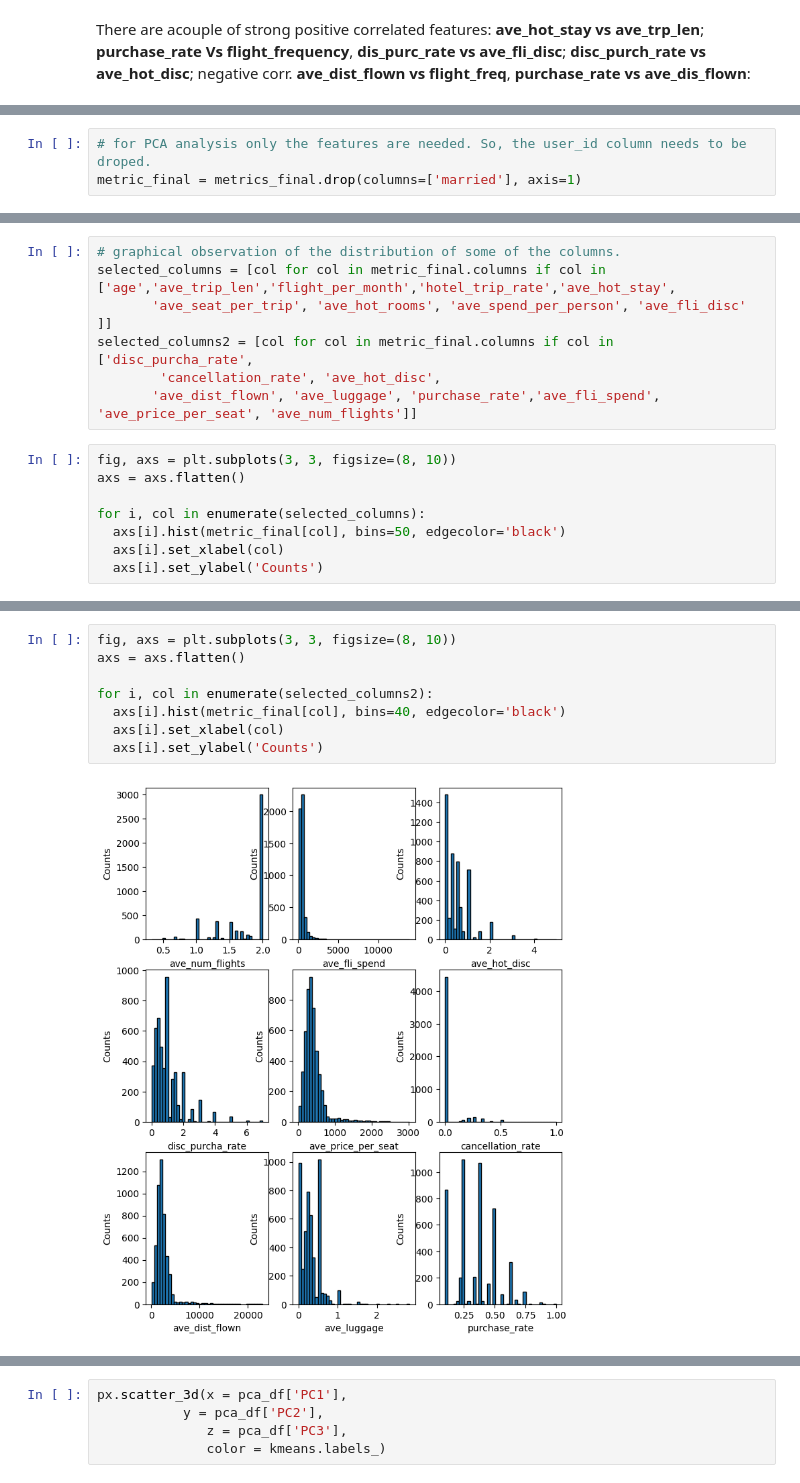
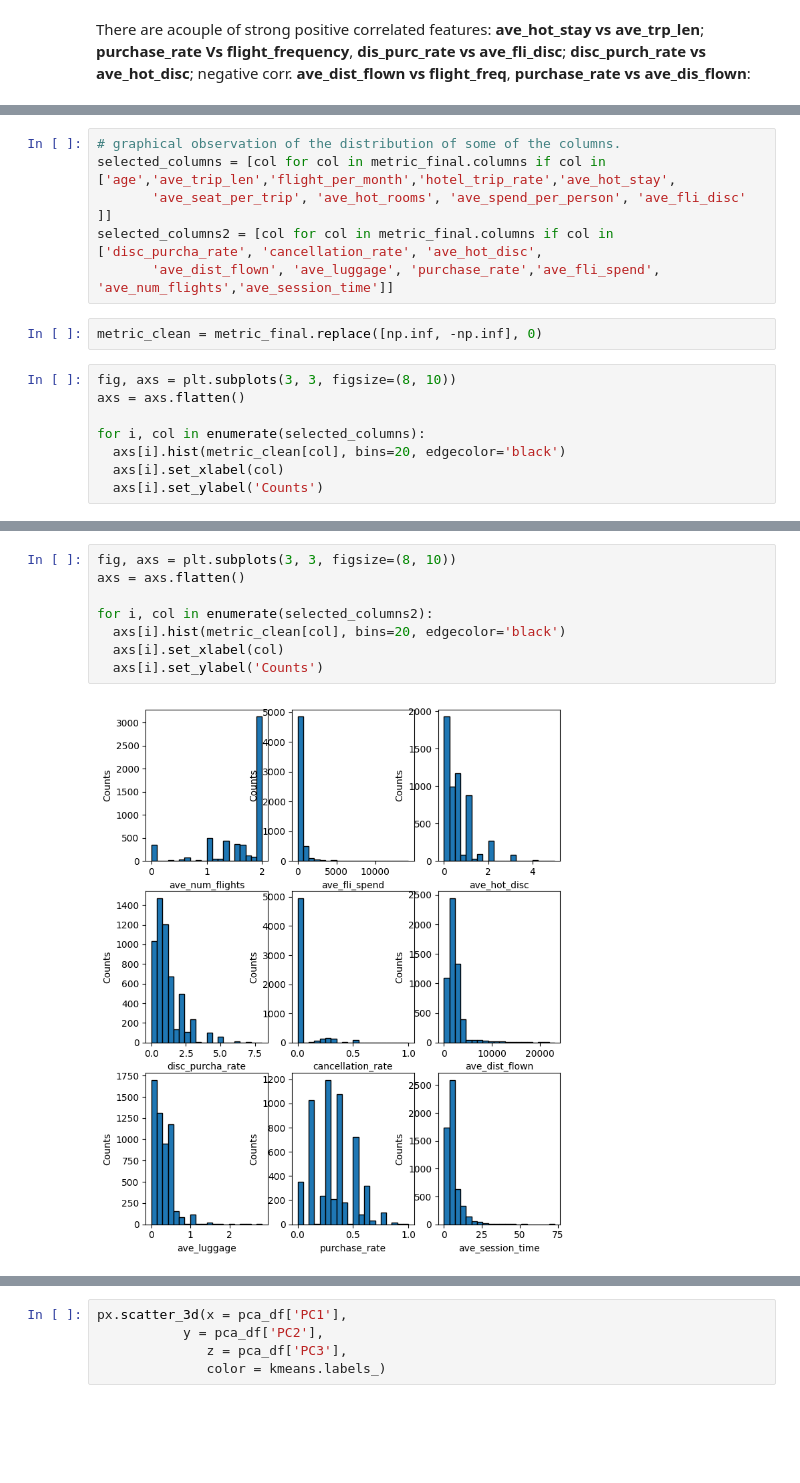
Before and after one commit to derewor/Travel-Tide-project, a Jupyter notebook: TravelTide_project_final.ipynb, the cells around one changed output, grey strips where cells are left out. Cells and saved outputs as stored; diff of their text form; blank space fills up the shorter version.

```diff
--- a/TravelTide_project_final.ipynb
+++ b/TravelTide_project_final.ipynb
@@ -494,6 +517,3 @@ metrics_final.loc[:,'children?'] = metrics_final.apply(marital_status, axis=1)
-# %%
-# for PCA analysis only the features are needed. So, the user_id column needs to be droped.
-metric_final = metrics_final.drop(columns=['married'], axis=1)
 # %%
 metric_final.head(5)
 # %% [output]
@@ -522,15 +528,16 @@ Index(['user_id', 'has_children', 'age', 'ave_trip_len', 'ave_num_flights',
 # graphical observation of the distribution of some of the columns.
 selected_columns = [col for col in metric_final.columns if col in ['age','ave_trip_len','flight_per_month','hotel_trip_rate','ave_hot_stay',
        'ave_seat_per_trip', 'ave_hot_rooms', 'ave_spend_per_person', 'ave_fli_disc' ]]
-selected_columns2 = [col for col in metric_final.columns if col in ['disc_purcha_rate',
-        'cancellation_rate', 'ave_hot_disc',
-       'ave_dist_flown', 'ave_luggage', 'purchase_rate','ave_fli_spend', 'ave_price_per_seat', 'ave_num_flights']]
+selected_columns2 = [col for col in metric_final.columns if col in ['disc_purcha_rate', 'cancellation_rate', 'ave_hot_disc',
+       'ave_dist_flown', 'ave_luggage', 'purchase_rate','ave_fli_spend', 'ave_num_flights','ave_session_time']]
+# %%
+metric_clean = metric_final.replace([np.inf, -np.inf], 0)
 # %%
 fig, axs = plt.subplots(3, 3, figsize=(8, 10))
 axs = axs.flatten()
 
 for i, col in enumerate(selected_columns):
-  axs[i].hist(metric_final[col], bins=50, edgecolor='black')
+  axs[i].hist(metric_clean[col], bins=20, edgecolor='black')
   axs[i].set_xlabel(col)
   axs[i].set_ylabel('Counts')
 # %% [output]
@@ -538,10 +545,10 @@ for i, col in enumerate(selected_columns):
 # %%
 fig, axs = plt.subplots(3, 3, figsize=(8, 10))
 axs = axs.flatten()
 
 for i, col in enumerate(selected_columns2):
-  axs[i].hist(metric_final[col], bins=40, edgecolor='black')
+  axs[i].hist(metric_clean[col], bins=20, edgecolor='black')
   axs[i].set_xlabel(col)
   axs[i].set_ylabel('Counts')
 # %% [output]
-[figure, old version]
+[figure, new version]
```
Also changed, not shown: parts of 72 cells of this notebook.
